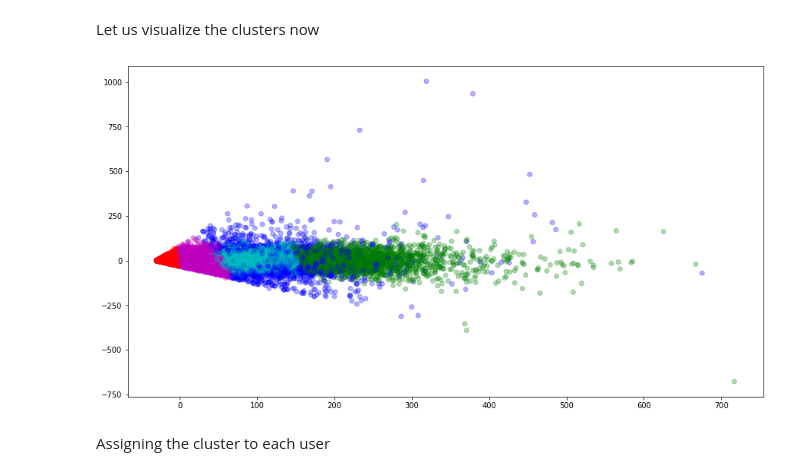
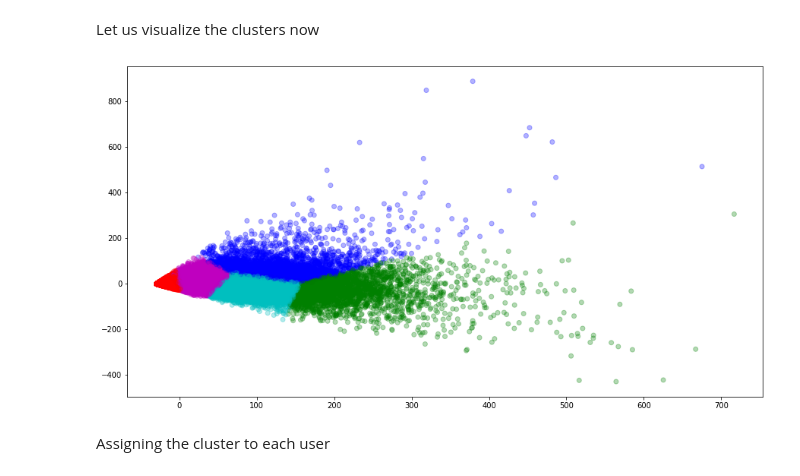
Before and after one commit to yashwanthky/Instacart_Market_Basket_Analysis, a Jupyter notebook: Data_Loading_Exploration.ipynb, the cells around one changed output. Saved outputs shown, nothing was run; the diff lists cells and outputs as text; code cells hidden in the pictures.

```diff
--- a/Data_Loading_Exploration.ipynb
+++ b/Data_Loading_Exploration.ipynb
@@ -981,15 +958,15 @@ Let us visualize the clusters now
 # %%
 #Visualize it.
 
 label_color_mapping = {0:'r', 1: 'g', 2: 'b',3:'c' , 4:'m'}
 label_color = [label_color_mapping[l] for l in array_cust_aisle_clustered]
 
 #Scatterplot showing the cluster to which each user_id belongs.
 plt.figure(figsize = (15,8))
-plt.scatter(pca_user_order[:,0],pca_user_order[:,2], c= label_color, alpha=0.3)
+plt.scatter(pca_user_order[:,0],pca_user_order[:,1], c= label_color, alpha=0.3)
 plt.show()
 # %% [output]
-[figure, old version]
+[figure, new version]
 # %% [markdown]
 Assigning the cluster to each user
 # %%
```
Also changed, not shown: parts of 6 cells of this notebook.
